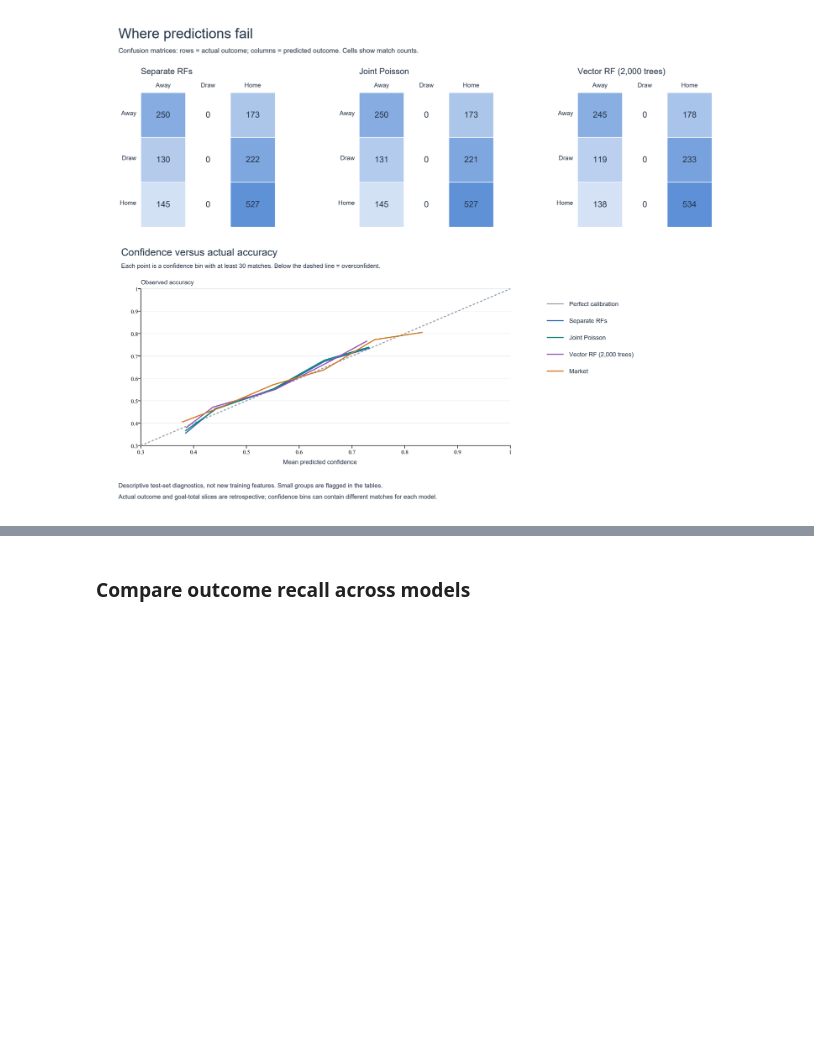
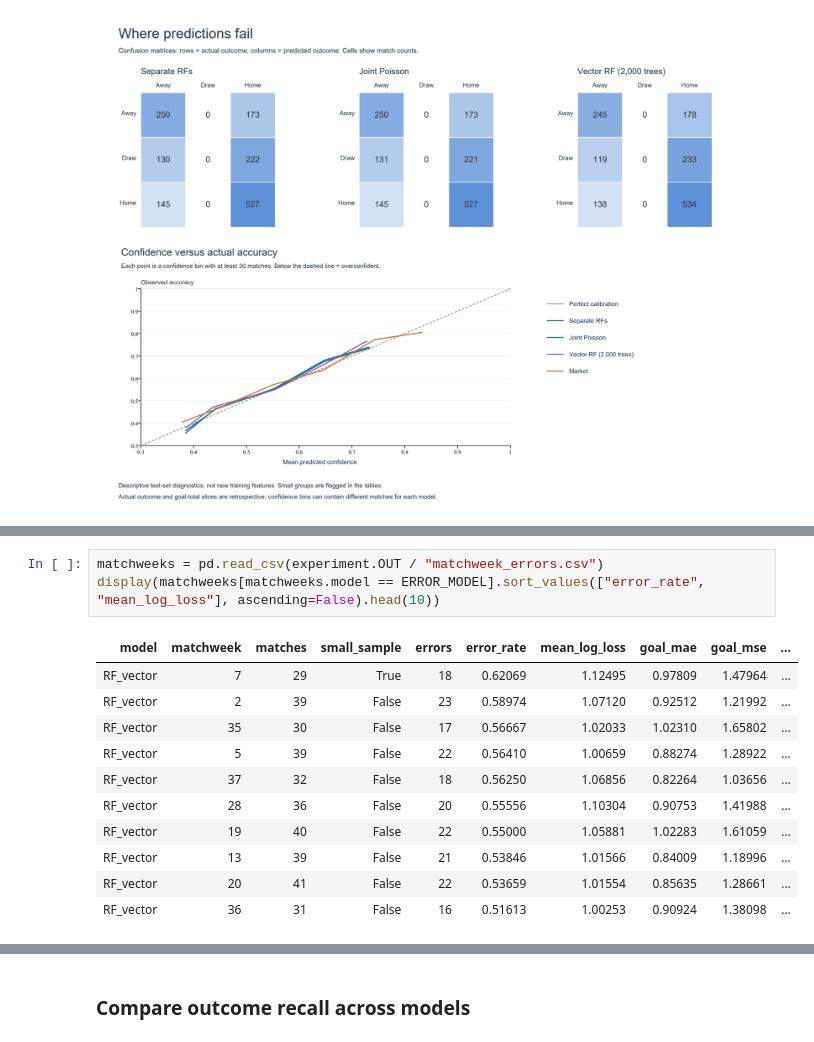
Before and after one commit to YuvalRubinstein99/Football-stats-project, a Jupyter notebook: notebooks/prediction_bivariate.ipynb, the cells around one changed output, grey strips where cells are left out. Saved outputs shown, nothing was run; the diff lists cells and outputs as text; blank space fills up the shorter version.

```diff
--- a/notebooks/prediction_bivariate.ipynb
+++ b/notebooks/prediction_bivariate.ipynb
@@ -260,0 +264,15 @@ display(error_slices.loc[error_slices.model == ERROR_MODEL, error_columns])
+# %%
+matchweeks = pd.read_csv(experiment.OUT / "matchweek_errors.csv")
+display(matchweeks[matchweeks.model == ERROR_MODEL].sort_values(["error_rate", "mean_log_loss"], ascending=False).head(10))
+# %% [output]
+| model | matchweek | matches | small_sample | errors | error_rate | mean_log_loss | goal_mae | goal_mse | ... |
+| RF_vector | 7 | 29 | True | 18 | 0.62069 | 1.12495 | 0.97809 | 1.47964 | ... |
+| RF_vector | 2 | 39 | False | 23 | 0.58974 | 1.07120 | 0.92512 | 1.21992 | ... |
+| RF_vector | 35 | 30 | False | 17 | 0.56667 | 1.02033 | 1.02310 | 1.65802 | ... |
+| RF_vector | 5 | 39 | False | 22 | 0.56410 | 1.00659 | 0.88274 | 1.28922 | ... |
+| RF_vector | 37 | 32 | False | 18 | 0.56250 | 1.06856 | 0.82264 | 1.03656 | ... |
+| RF_vector | 28 | 36 | False | 20 | 0.55556 | 1.10304 | 0.90753 | 1.41988 | ... |
+| RF_vector | 19 | 40 | False | 22 | 0.55000 | 1.05881 | 1.02283 | 1.61059 | ... |
+| RF_vector | 13 | 39 | False | 21 | 0.53846 | 1.01566 | 0.84009 | 1.18996 | ... |
+| RF_vector | 20 | 41 | False | 22 | 0.53659 | 1.01554 | 0.85635 | 1.28661 | ... |
+| RF_vector | 36 | 31 | False | 16 | 0.51613 | 1.00253 | 0.90924 | 1.38098 | ... |
```
Also changed, not shown: parts of 2 cells of this notebook, 11 other files.
